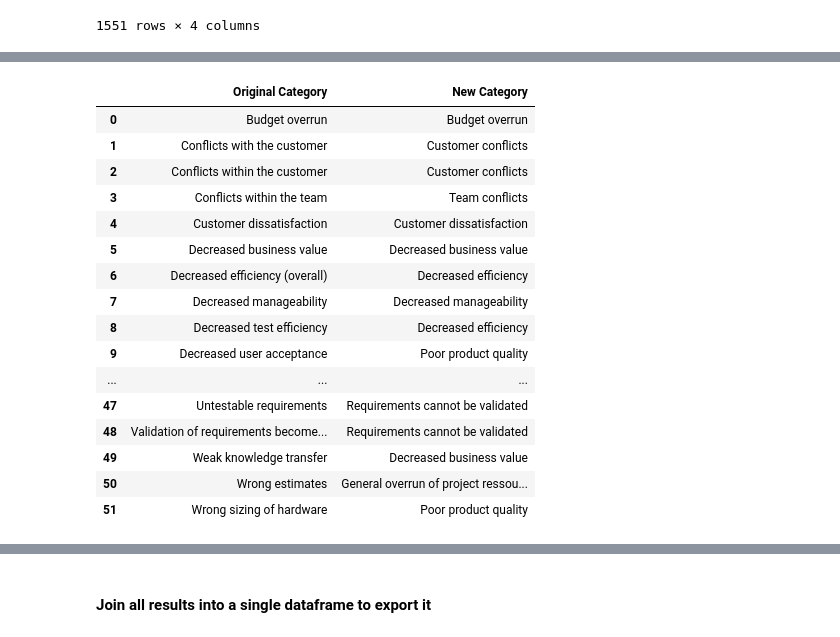
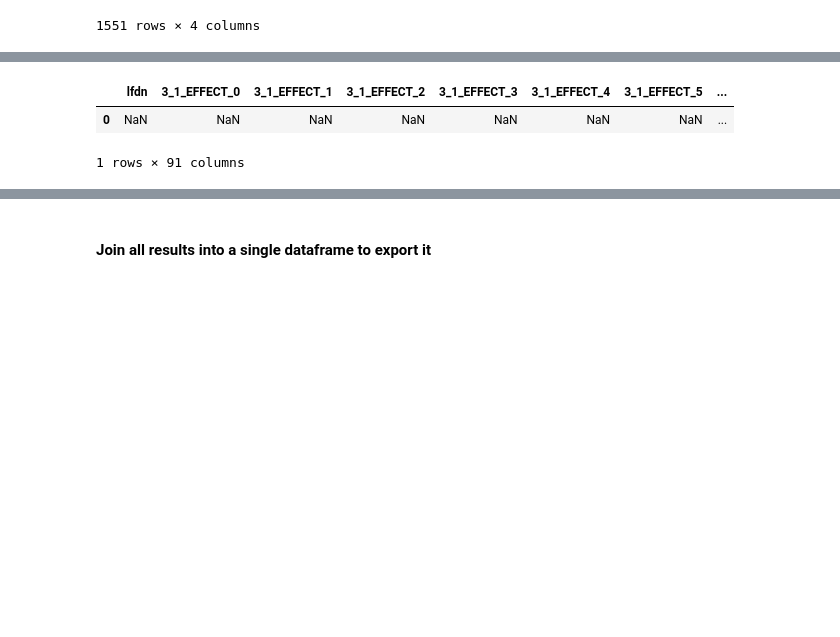
Before and after one commit to NaPiRE/QuickCheckRE, a Jupyter notebook: Data Transformation/DataTransformation.ipynb, the cells around one changed output, grey strips where cells are left out. Saved outputs shown, nothing was run; the diff lists cells and outputs as text; code cells hidden in the pictures; blank space fills up the shorter version.

```diff
--- a/Data Transformation/DataTransformation.ipynb
+++ b/Data Transformation/DataTransformation.ipynb
@@ -1316,22 +1317,15 @@ lenOfCauses = len(causeDF['New Category'].unique())
 
 causeKeys = []
 causeAnswerRange = np.arange(0, 16)
-# Construct answer.csv format columns ([questionId]_[rank]_[PROBLEM]_[answerIndex])
+# Construct answer.csv format columns ([questionId]_[rank]_[CAUSE]_[answerIndex])
 for rank in rankRange:
     for answerIndex in causeAnswerRange:
         causeKeys.append(N23ID+'_'+str(rank)+'_CAUSE_'+str(answerIndex))
 
-causeResultDF = pd.DataFrame(data={'lfdn': [np.nan]*causeDF.shape[0]})
+N23_CAUSEresult = pd.DataFrame(data={'lfdn': [np.nan]})
 for causeKey in causeKeys:
-    newColumn = pd.DataFrame(data={causeKey: ['FALSE']*causeDF.shape[0]})
-    causeResultDF = pd.concat((causeResultDF, newColumn), axis=1)
-
-# causeResultDF = pd.DataFrame()
-# for i in np.arange(lenOfCauses):
-#     if i == 0:
-#         causeResultDF['lfdn'] = np.nan
-#     causeResultDF[N23ID+'_'+str(i)] = 'FALSE'
-
+    newColumn = pd.DataFrame(data={causeKey: [np.nan]})
+    N23_CAUSEresult = pd.concat((N23_CAUSEresult, newColumn), axis=1)
 
 def delist(oneItemList):
     if len(oneItemList) == 1:
@@ -1339,6 +1333,6 @@ def delist(oneItemList):
 
 
 causeDict = {key: delist(value) for key, value in causeDict.items()}
-causeResultDF
+N23_CAUSEresult
 # %% [output]
 |  | lfdn | 3_1_CAUSE_0 | 3_1_CAUSE_1 | 3_1_CAUSE_2 | 3_1_CAUSE_3 | 3_1_CAUSE_4 | 3_1_CAUSE_5 | 3_1_CAUSE_6 | ... |
@@ -1485,33 +1464,30 @@ Index: []
 # %%
-effectDF = pd.read_csv(r'.\data\Effects_categories.csv', encoding='latin1', delimiter=';')
-effectDF = effectDF.rename(columns={'ï»¿Original category':'Original Category'})
+effectDF = pd.read_csv(r'.\data\Effects_categories.csv',
+                       encoding='latin1', delimiter=';')
+effectDF = effectDF.rename(
+    columns={'ï»¿Original category': 'Original Category'})
 effectDict = effectDF.set_index('Original Category').T.to_dict('list')
 # get length of answer possibilites
 lenOfeffects = len(effectDF['New Category'].unique())
 
-effectResultDF = pd.DataFrame()
-for i in np.arange(lenOfeffects):
-    if i == 0:
-        effectResultDF['lfdn'] = np.nan
-    effectResultDF['92_'+str(i)] = 'FALSE'
+effectKeys = []
+effectAnswerRange = np.arange(0, lenOfeffects)
+# Construct answer.csv format columns ([questionId]_[rank]_[EFFECT]_[answerIndex])
 
-effectDF
+for rank in rankRange:
+    for answerIndex in effectAnswerRange:
+        effectKeys.append(N23ID+'_'+str(rank)+'_EFFECT_'+str(answerIndex))
+
+N23_EFFECTresult = pd.DataFrame(data={'lfdn': [np.nan]})
+
+for effectKey in effectKeys:
+    newColumn = pd.DataFrame(data={effectKey: [np.nan]})
+    N23_EFFECTresult = pd.concat((N23_EFFECTresult, newColumn), axis=1)
+
+effectDict = {key: delist(value) for key, value in effectDict.items()}
+N23_EFFECTresult
 # %% [output]
-|  | Original Category | New Category |
-| 0 | Budget overrun | Budget overrun |
-| 1 | Conflicts with the customer | Customer conflicts |
-| 2 | Conflicts within the customer | Customer conflicts |
-| 3 | Conflicts within the team | Team conflicts |
-| 4 | Customer dissatisfaction | Customer dissatisfaction |
-| 5 | Decreased business value | Decreased business value |
-| 6 | Decreased efficiency (overall) | Decreased efficiency |
-| 7 | Decreased manageability | Decreased manageability |
-| 8 | Decreased test efficiency | Decreased efficiency |
-| 9 | Decreased user acceptance | Poor product quality |
-| ... | ... | ... |
-| 47 | Untestable requirements | Requirements cannot be validated |
-| 48 | Validation of requirements become... | Requirements cannot be validated |
-| 49 | Weak knowledge transfer | Decreased business value |
-| 50 | Wrong estimates | General overrun of project ressou... |
-| 51 | Wrong sizing of hardware | Poor product quality |
+|  | lfdn | 3_1_EFFECT_0 | 3_1_EFFECT_1 | 3_1_EFFECT_2 | 3_1_EFFECT_3 | 3_1_EFFECT_4 | 3_1_EFFECT_5 | ... |
+| 0 | NaN | NaN | NaN | NaN | NaN | NaN | NaN | ... |
+1 rows × 91 columns
 # %%
```
Also changed, not shown: parts of 12 cells of this notebook, 34 other files.
